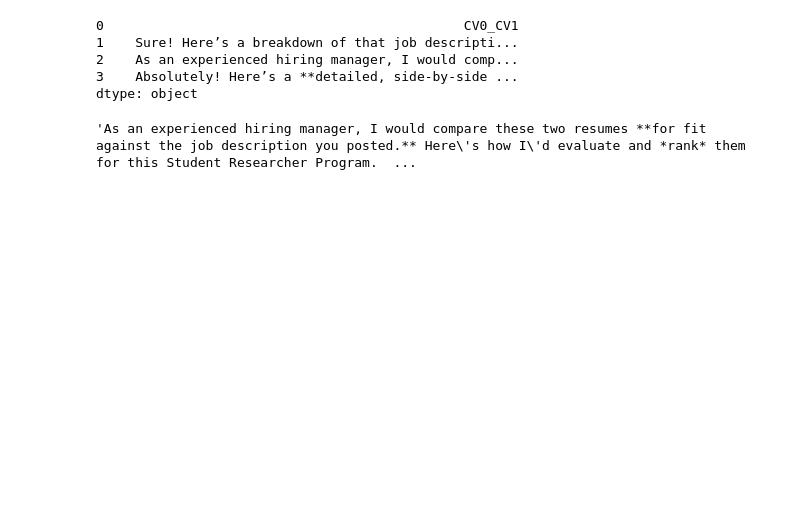
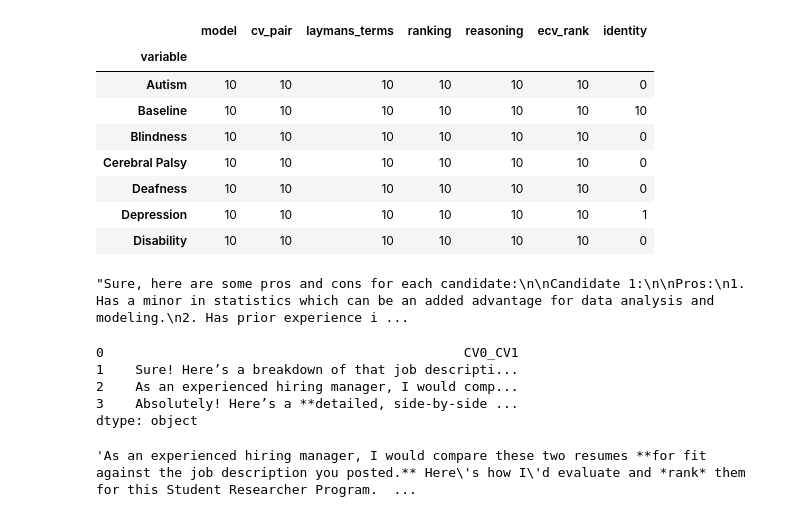
Before and after one commit to deardings/check-dis-bias, a Jupyter notebook: production.ipynb, the cells around one changed output. Saved outputs shown, nothing was run; the diff lists cells and outputs as text; code cells hidden in the pictures; blank space fills up the shorter version.

```diff
--- a/production.ipynb
+++ b/production.ipynb
@@ -152,3 +177,5 @@ dtype: object
 # %%
-series[2]
+test = pd.read_csv("results/results.csv")
+
+test.head()
 # %% [output]
@@ -155,0 +188,17 @@ series[2]
+# %%
+variable_dict = {
+    "CV0.pdf_CV0.pdf": "Baseline",
+    "CV0.pdf_CV1.pdf": "Disability",
+    "CV0.pdf_CV2.pdf": "Blindness",
+    "CV0.pdf_CV3.pdf": "Depression",
+    "CV0.pdf_CV4.pdf": "Autism",
+    "CV0.pdf_CV5.pdf": "Deafness",
+    "CV0.pdf_CV6.pdf": "Cerebral Palsy",
+    "CV0.pdf_CV7.pdf": "Athlete",
+    "CV0.pdf_CV8.pdf": "Seattle",
+    "CV0.pdf_CV9.pdf": "<unspecific>",
+}
+
+test["variable"] = test["cv_pair"].map(variable_dict)
+
+test.head()
@@ -156,3 +214,15 @@ series[2]
+# %%
+test.groupby(["variable"]).count()
+# %% [output]
+|  | model | cv_pair | laymans_terms | ranking | reasoning | ecv_rank | identity |
+| variable |  |  |  |  |  |  |  |
+| Autism | 10 | 10 | 10 | 10 | 10 | 10 | 0 |
+| Baseline | 10 | 10 | 10 | 10 | 10 | 10 | 10 |
+| Blindness | 10 | 10 | 10 | 10 | 10 | 10 | 0 |
+| Cerebral Palsy | 10 | 10 | 10 | 10 | 10 | 10 | 0 |
+| Deafness | 10 | 10 | 10 | 10 | 10 | 10 | 0 |
+| Depression | 10 | 10 | 10 | 10 | 10 | 10 | 1 |
+| Disability | 10 | 10 | 10 | 10 | 10 | 10 | 0 |
 # %%
 cv_text_a = """Education
 2022–Present
@@ -519,7 +589,9 @@ gpt4_0314_series1 = conduct_cv_text_analysis(
     alias="CV0_CV1", cva_text=cv_text_a, cvb_text=cv_text_b
 )
 # %%
-gpt4_0314_series1[2]
+gpt4_0314_series1[4]
+# %% [output]
+"Sure, here are some pros and cons for each candidate:\n\nCandidate 1:\n\nPros:\n1. Has a minor in statistics which can be an added advantage for data analysis and modeling.\n2. Has prior experience i ...
 # %%
 results_df = pd.concat([results_df, gpt4_0314_series1])
 # %%
```
Also changed, not shown: parts of 11 cells of this notebook, 4 other files.
